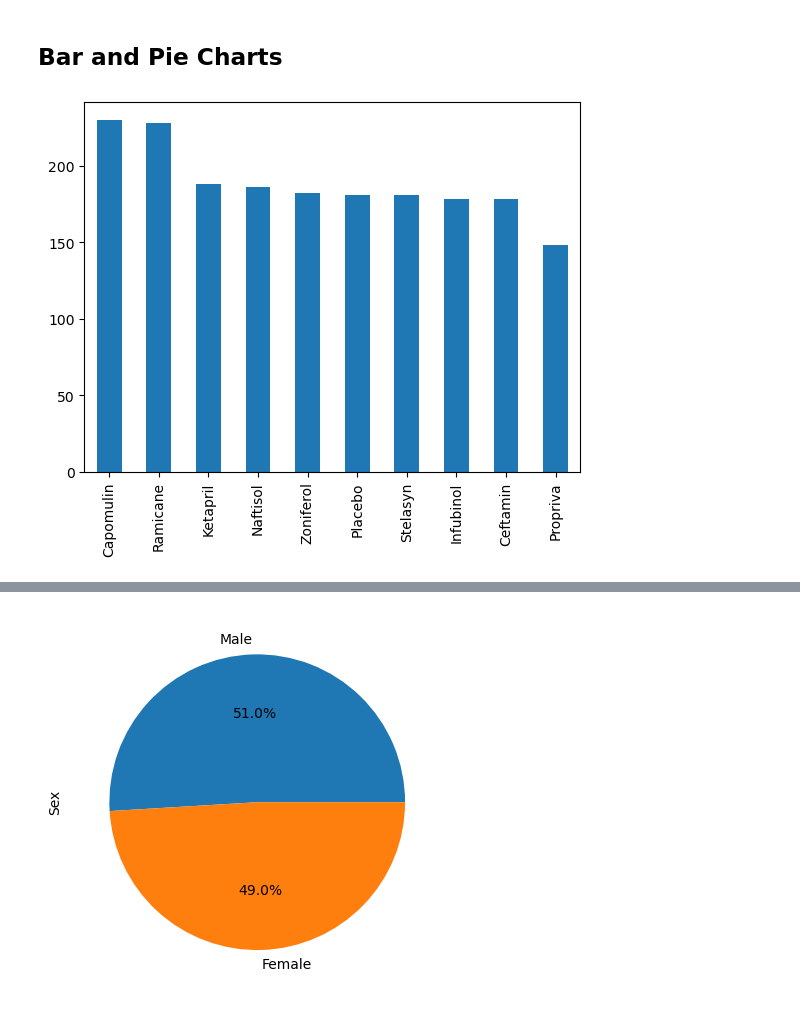
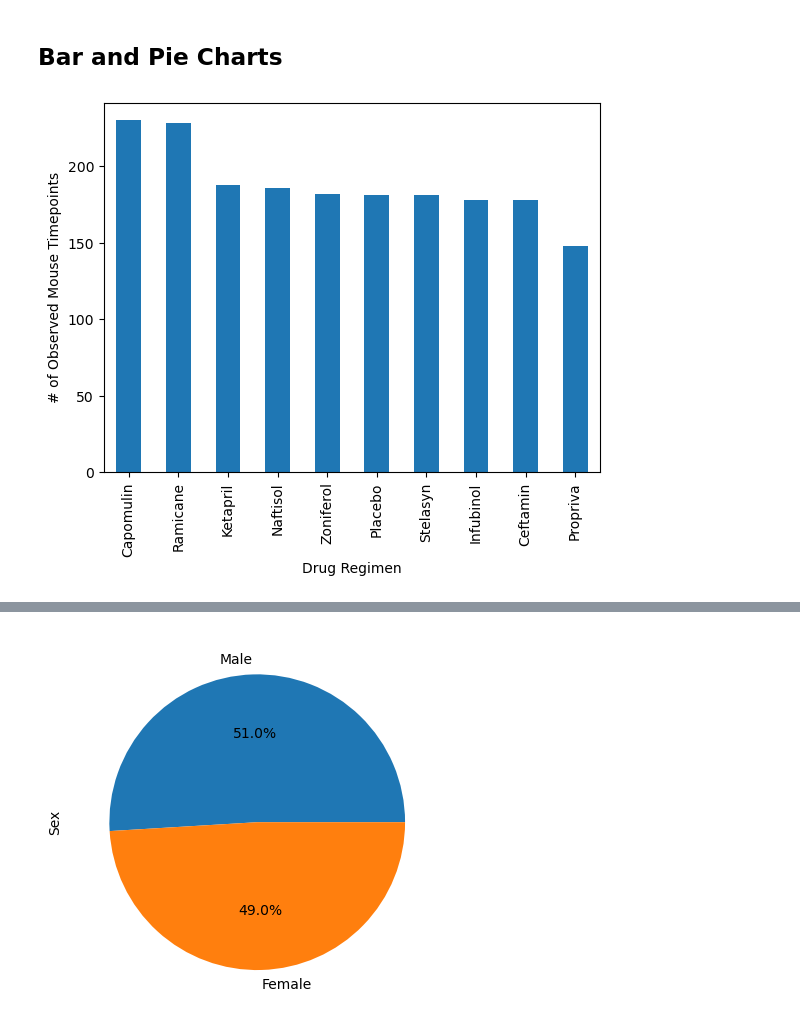
Before and after one commit to veenahvina/Pymaceuticals_MarvinaLarry, a Jupyter notebook: Pharma_MarvinaLarry.ipynb, the cells around one changed output, grey strips where cells are left out. Cells and saved outputs as stored; diff of their text form; code cells hidden in the pictures.

Commit message:
after 2nd bar plot

```diff
--- a/Pharma_MarvinaLarry.ipynb
+++ b/Pharma_MarvinaLarry.ipynb
@@ -139,17 +140,17 @@ mouse_stats["Tumor Volume (mm3)"].agg(["mean","var","median","std","sem"])
 # %%
 # Generate a bar plot showing the total number of rows (Mouse ID/Timepoints) for each drug regimen using Pandas.
 #cleaned_mouse_df.columns
+
 counts = cleaned_mouse_df["Drug Regimen"].value_counts()
 
-# Configure plot, figsize, title and axis labels
-counts.plot(kind = "bar")
-plt.xlabel = ("Drug Regimen")
-plt.xticks(rotation = 90)
-plt.ylabel = ("# of Observed Mouse Timepoints")
+# Configure plot and axis labels
+counts.plot(kind = "bar",
+        xlabel = "Drug Regimen",
+        ylabel = "# of Observed Mouse Timepoints")
 
 # Show plot
 plt.show()
 # %% [output]
-[figure, old version]
+[figure, new version]
 # %%
 # Generate a bar plot showing the total number of rows (Mouse ID/Timepoints) for each drug regimen using pyplot.
```
Also changed, not shown: parts of 2 cells of this notebook.
